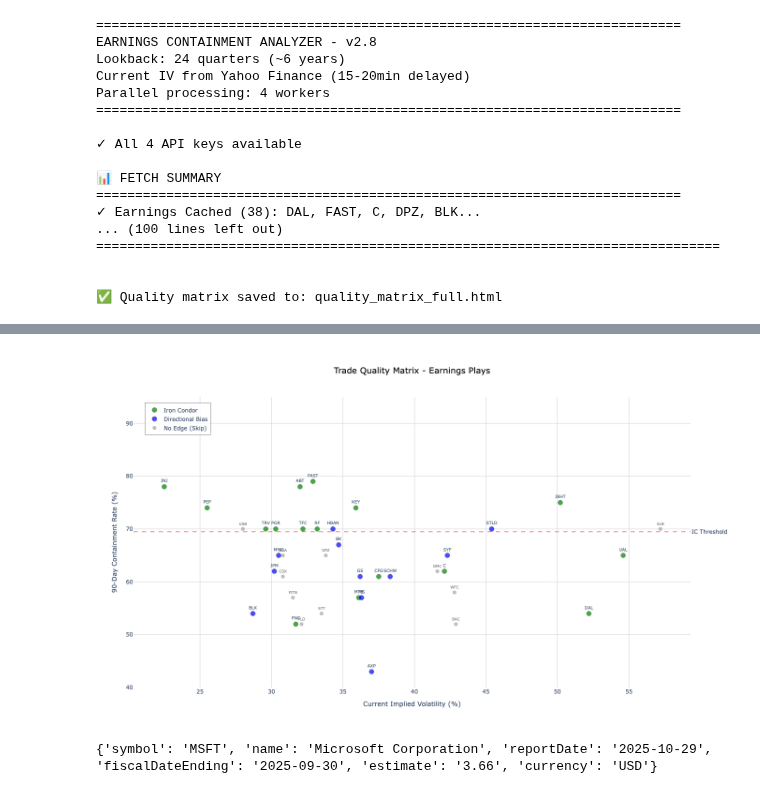
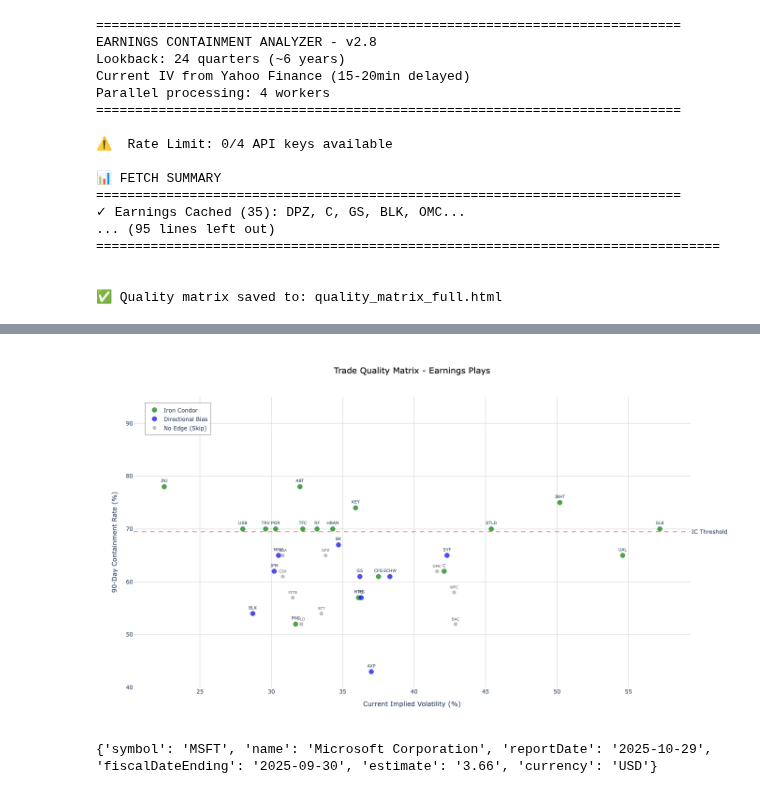
Before and after one commit to johnluo92/SPX_Analysis, a Jupyter notebook: test_earnings_analyzer.ipynb, the cells around one changed output, grey strips where cells are left out. Saved outputs shown, nothing was run; the diff lists cells and outputs as text; code cells hidden in the pictures.

```diff
--- a/test_earnings_analyzer.ipynb
+++ b/test_earnings_analyzer.ipynb
@@ -3,39 +3,39 @@ from earnings_analyzer import batch_analyze
 from earnings_analyzer.visualization.quality_matrix import plot_quality_matrix
 from validation_suite import quick_validate  # <-- ADD THIS
 
 # Full ticker list
 tickers = [
-    "DAL", "PEP", "FAST", "BLK", "C", "DPZ", "GS", "JNJ", "JPM", "WFC",
-    "OMC", "ABT", "BAC", "CFG", "MS", "PGR", "PLD", "PNC", "SYF", "JBHT",
+    "BLK", "C", "DPZ", "GS", "JNJ", "JPM", "WFC",
+    "ABT", "BAC", "CFG", "MS", "PGR", "PLD", "PNC", "SYF", "JBHT",
     "UAL", "BK", "KEY", "MMC", "MTB", "SCHW", "SNA", "TRV", "USB", "CSX",
     "AXP", "FITB", "HBAN", "RF", "SLB", "STT", "TFC", "STLD"
 ]
 
 results = batch_analyze(tickers, lookback_quarters=24, fetch_iv=True, parallel=True)
 
 if results is not None:
     quick_validate(results, ticker_order=tickers)  # <-- ADD THIS LINE
     plot_quality_matrix(results, save_path='quality_matrix_full.html', show=True)
 # %% [output]
 ===========================================================================
 EARNINGS CONTAINMENT ANALYZER - v2.8
 Lookback: 24 quarters (~6 years)
 Current IV from Yahoo Finance (15-20min delayed)
 Parallel processing: 4 workers
 ===========================================================================
 
-✓ All 4 API keys available
+⚠️  Rate Limit: 0/4 API keys available
 
 📊 FETCH SUMMARY
 ===========================================================================
-✓ Earnings Cached (38): DAL, FAST, C, DPZ, BLK...
-... (100 lines left out)
+✓ Earnings Cached (35): DPZ, C, GS, BLK, OMC...
+... (95 lines left out)
 ================================================================================
 
 
 ✅ Quality matrix saved to: quality_matrix_full.html
 [interactive output not drawn]
-[figure, old version]
+[figure, new version]
 # %%
 import requests
 import csv
```
Also changed, not shown: 3 other files.
